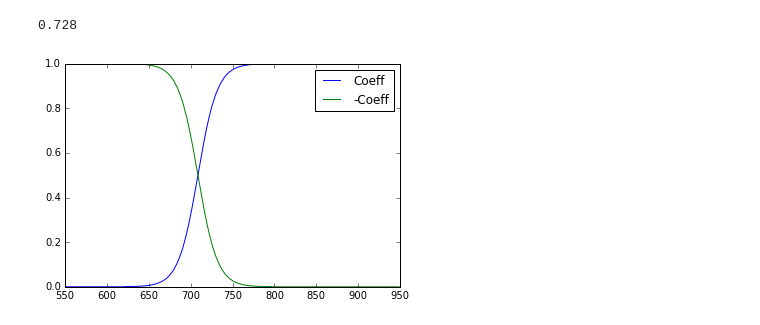
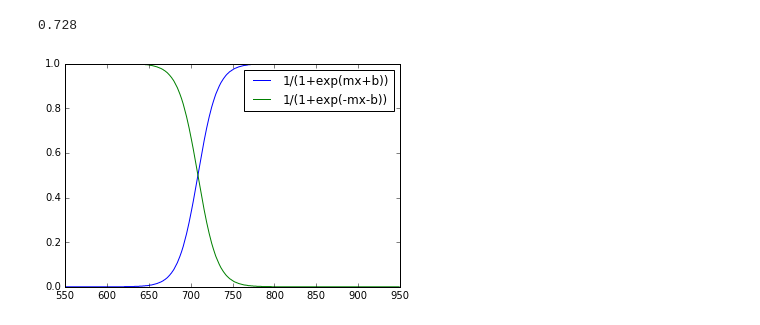
Before and after one commit to silkaitis/Thinkful-Unit2, a Jupyter notebook: logistic_regression.ipynb, the cells around one changed output. Drawn from its saved outputs; the diff is of its cells as text; code cells hidden in the pictures.

Commit message:
Graphing updates

```diff
--- a/logistic_regression.ipynb
+++ b/logistic_regression.ipynb
@@ -37,9 +37,9 @@ logistic_function(720,10000,coeff)
 # %%
 p1 = [logistic_function(x,10000,coeff) for x in range(550,950)]
 p2 = [logistic_function(x,10000,-1*coeff) for x in range(550,950)]
 plt.plot(range(550,950),p1)
 plt.plot(range(550,950),p2)
-plt.legend(['Coeff','-Coeff'])
+plt.legend(['1/(1+exp(mx+b))','1/(1+exp(-mx-b))'])
 plt.show()
 # %% [output]
-[figure, old version]
+[figure, new version]
```
Also changed, not shown: parts of 5 cells of this notebook, 1 other file.
